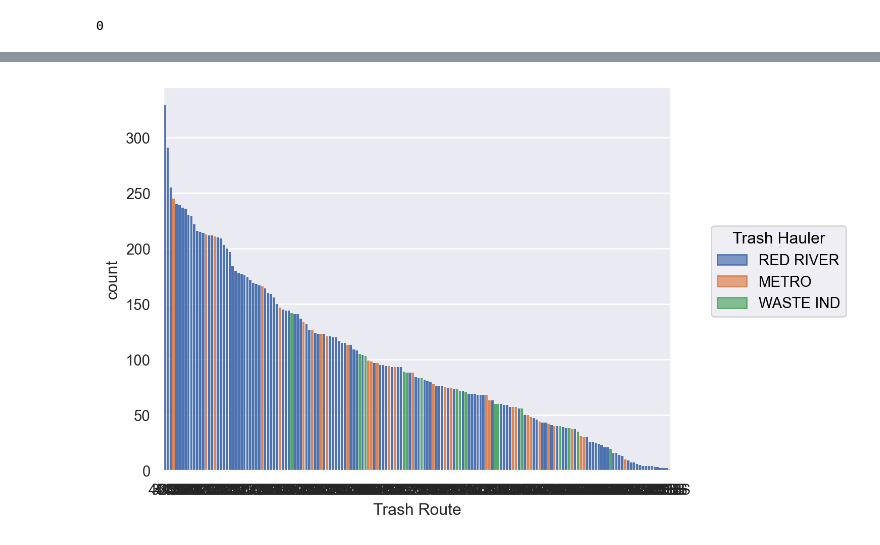
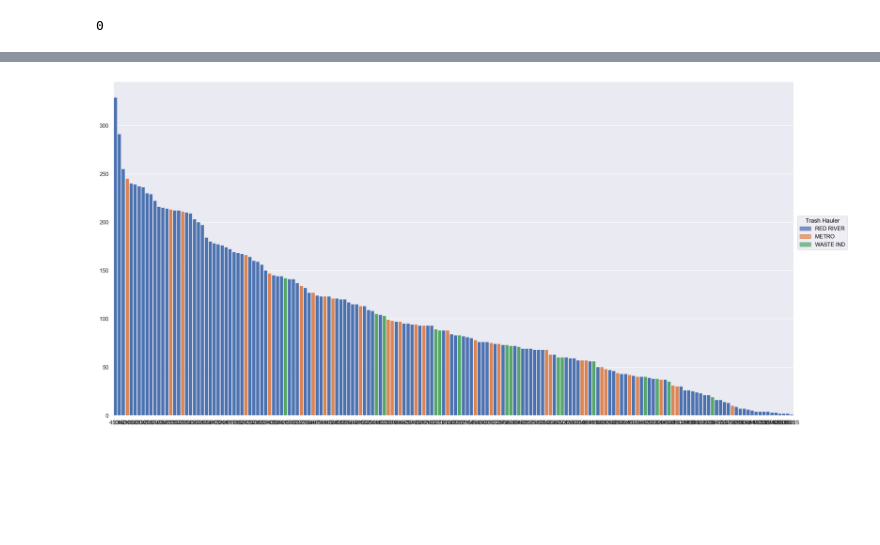
Before and after one commit to NewForce-Cohort-10-Data/trash-haulers-cache-me-outside, a Jupyter notebook: notebooks/Question 5.ipynb, the cells around one changed output, grey strips where cells are left out. Drawn from its saved outputs; the diff is of its cells as text; code cells hidden in the pictures; blank space fills up the shorter version.

```diff
--- a/notebooks/Question 5.ipynb
+++ b/notebooks/Question 5.ipynb
@@ -167,3 +168,7 @@ trashb
 | 19322 | RED RIVER | 1201 |
 | 5629 | RED RIVER | 1201 |
 16972 rows × 2 columns
+# %%
+trashb['Trash Hauler'] = trashb['Trash Hauler'].astype('string')
+trashb['Trash Hauler'] = trashb['Trash Hauler'].str.upper()
+trashb
@@ -216,4 +325,4 @@ trashq['Trash Hauler'] = trashq['Trash Hauler'].str.upper()
 # %%
-so.Plot(trashq, x="Trash Route", y="count", color="Trash Hauler").add(so.Bar())
+so.Plot(trashq, x="Trash Route", y="count", color="Trash Hauler").layout(size=(20, 10)).add(so.Bar()).label(x=None, y=None)
 # %% [output]
-[figure, old version]
+[figure, new version]
```
Also changed, not shown: parts of 41 cells of this notebook, 4 other files.
